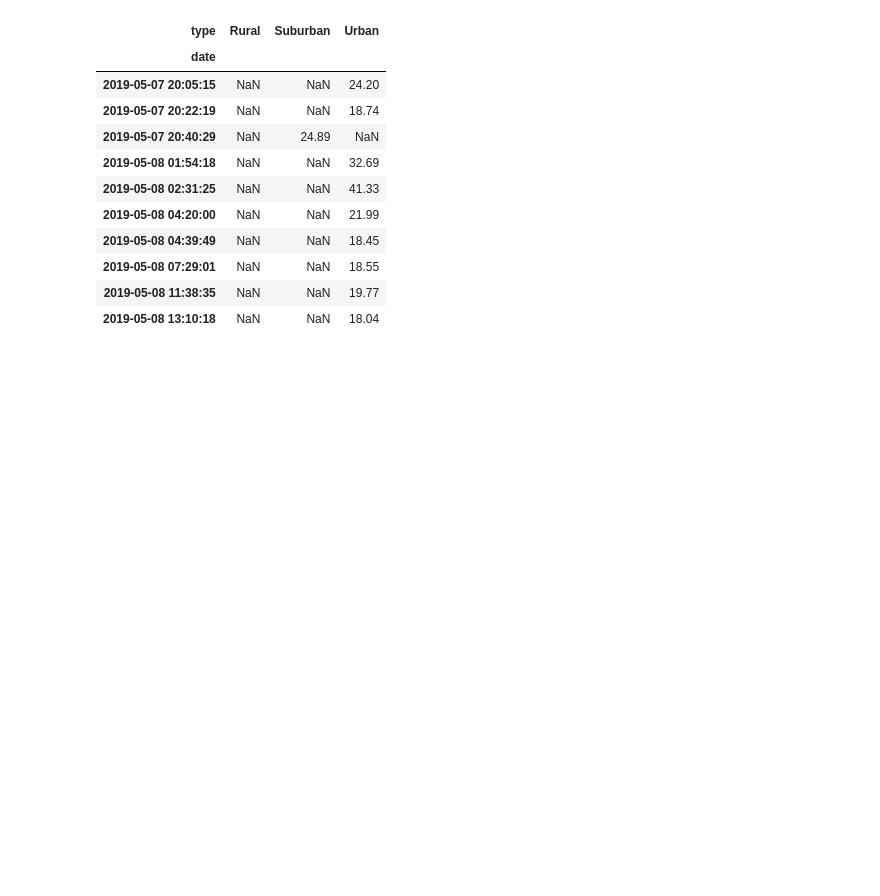
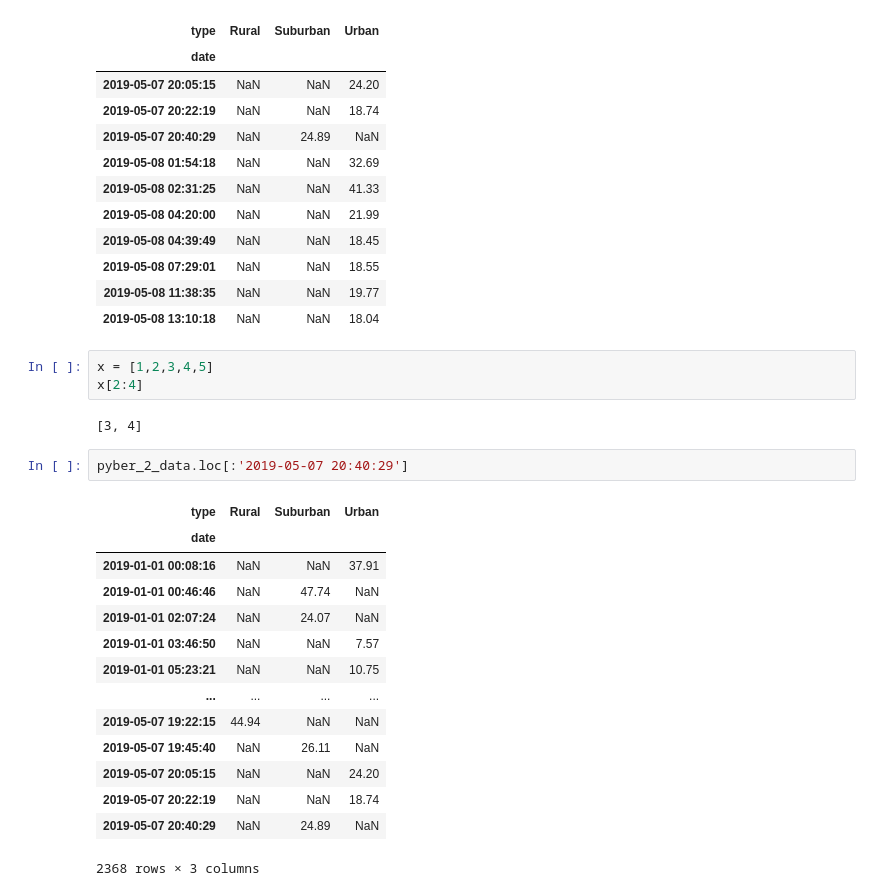
Before and after one commit to DMZellmer/Pyber_Analysis, a Jupyter notebook: PyBer_Challenge.ipynb, the cells around one changed output. Saved outputs shown, nothing was run; the diff lists cells and outputs as text; blank space fills up the shorter version.

```diff
--- a/PyBer_Challenge.ipynb
+++ b/PyBer_Challenge.ipynb
@@ -152,5 +152,27 @@ pyber_2_data.tail(10)
 | 2019-05-08 07:29:01 | NaN | NaN | 18.55 |
 | 2019-05-08 11:38:35 | NaN | NaN | 19.77 |
 | 2019-05-08 13:10:18 | NaN | NaN | 18.04 |
+# %%
+x = [1,2,3,4,5]
+x[2:4]
+# %% [output]
+[3, 4]
+# %%
+pyber_2_data.loc[:'2019-05-07 20:40:29']
+# %% [output]
+| type | Rural | Suburban | Urban |
+| date |  |  |  |
+| 2019-01-01 00:08:16 | NaN | NaN | 37.91 |
+| 2019-01-01 00:46:46 | NaN | 47.74 | NaN |
+| 2019-01-01 02:07:24 | NaN | 24.07 | NaN |
+| 2019-01-01 03:46:50 | NaN | NaN | 7.57 |
+| 2019-01-01 05:23:21 | NaN | NaN | 10.75 |
+| ... | ... | ... | ... |
+| 2019-05-07 19:22:15 | 44.94 | NaN | NaN |
+| 2019-05-07 19:45:40 | NaN | 26.11 | NaN |
+| 2019-05-07 20:05:15 | NaN | NaN | 24.20 |
+| 2019-05-07 20:22:19 | NaN | NaN | 18.74 |
+| 2019-05-07 20:40:29 | NaN | 24.89 | NaN |
+2368 rows × 3 columns
 # %%
 # 5. Create a new DataFrame from the pivot table DataFrame using loc on the given dates, '2019-01-01':'2019-04-29'.
```
Also changed, not shown: parts of 5 cells of this notebook.
